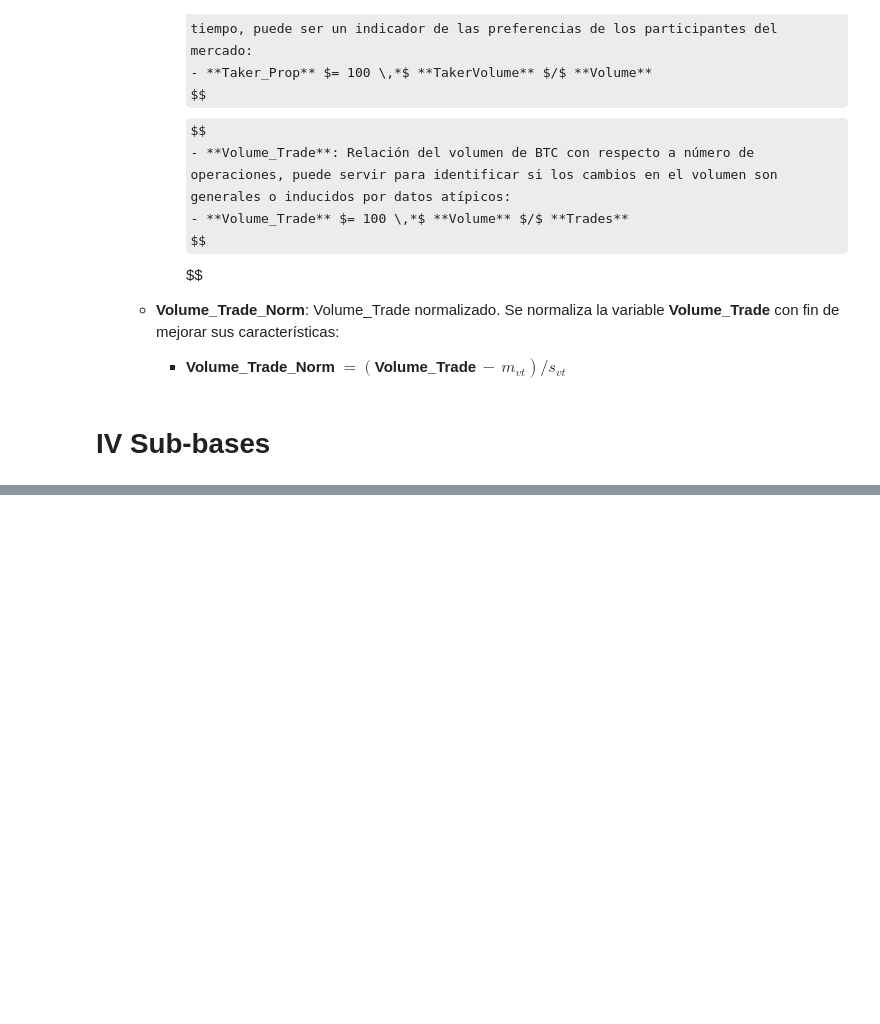
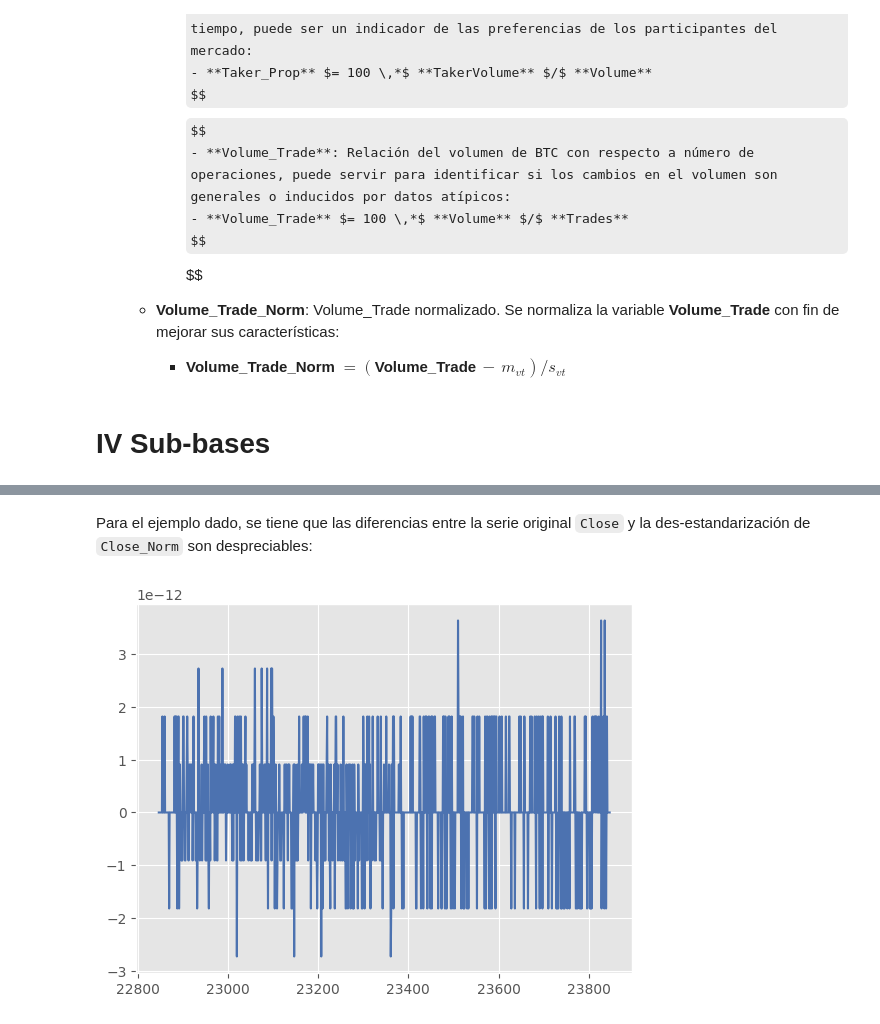
Before and after one commit to AlbertNath/BTC-LSTM, a Jupyter notebook: src/python/jnotes/03 Limpieza y transformación.ipynb, the cells around one changed output, grey strips where cells are left out. Cells and saved outputs as stored; diff of their text form; code cells hidden in the pictures; some formulas as TeX source; blank space fills up the shorter version.

```diff
--- a/src/python/jnotes/03 Limpieza y transformación.ipynb
+++ b/src/python/jnotes/03 Limpieza y transformación.ipynb
@@ -266,0 +248,8 @@ not assigned   2633   2.62% 2023-09-13 20:30:00
+# %% [markdown]
+Para el ejemplo dado, se tiene que las diferencias entre la serie original `Close` y la des-estandarización de `Close_Norm` son despreciables:
+# %%
+dif = data['Close'][index:(index + n)] - close
+plt.plot(dif)
+plt.show()
+# %% [output]
+[figure, added]
```
Also changed, not shown: parts of 13 cells of this notebook, 17 other files.
